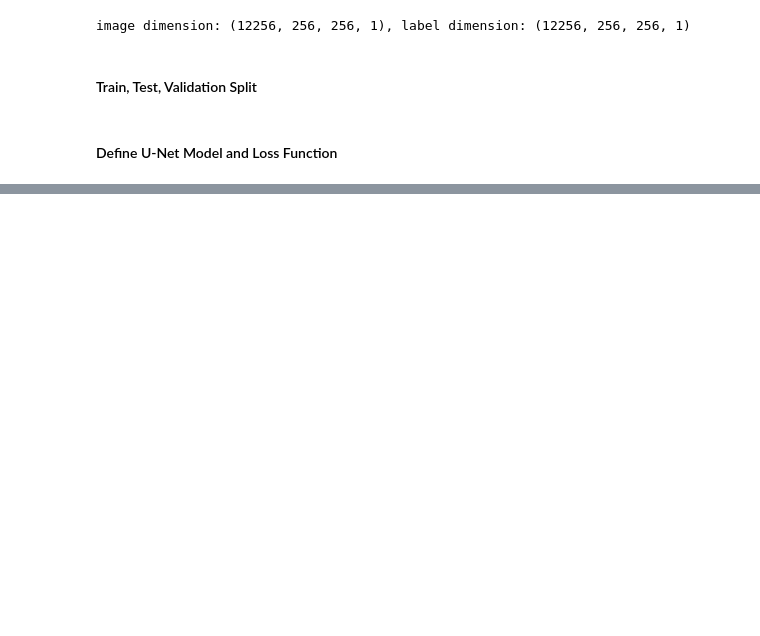
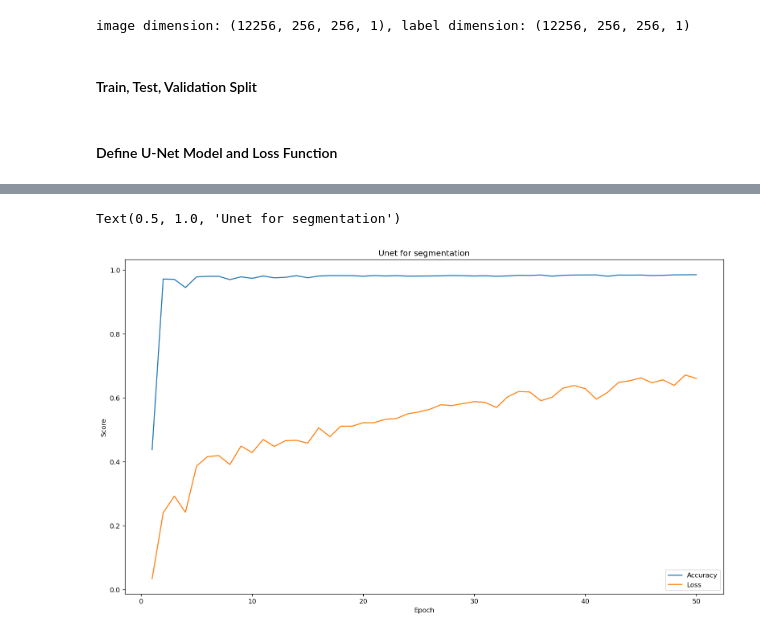
Before and after one commit to wesley0628/Brain_MRI_Image_Analysis, a Jupyter notebook: Brain_MRI_Tumor_Segmentation.ipynb, the cells around one changed output, grey strips where cells are left out. Cells and saved outputs as stored; diff of their text form; code cells hidden in the pictures; blank space fills up the shorter version.

Commit message:
finish training unet model

```diff
--- a/Brain_MRI_Tumor_Segmentation.ipynb
+++ b/Brain_MRI_Tumor_Segmentation.ipynb
@@ -22,7 +22,7 @@ plt.rcParams["figure.dpi"] = 120
 image_height = 256
 image_width = 256
 image_depth = 1
-epochs=10
+epochs=50
 batch_size = 32
 epoch_index = [i for i in range(1, epochs+1)]
 # %% [markdown]
@@ -95,7 +97,7 @@ y_val = y_val.astype("float32")
 # Save model function
 def save_model(model_name):
     checkpoint = tf.keras.callbacks.ModelCheckpoint(os.path.join("trained_model_weights", model_name),
-                                                    monitor='val_accuracy',
+                                                    monitor='val_binary_accuracy',
                                                     verbose=1,
                                                     save_best_only=True,
                                                     mode='max')
@@ -154,8 +156,8 @@ def unet(input_size=(256,256,1)):
 
     return Model(inputs=[inputs], outputs=[conv10])
 # %%
-unet_path = "simple_cnn.hdf5"
+unet_path = "unet.hdf5"
 model_Unet = unet(input_size=(image_height,image_width,1))
-model_Unet.compile(optimizer=tf.keras.optimizers.Adam(learning_rate=0.01), loss=dice_coef_loss, metrics=[dice_coef, 'binary_accuracy'], callbacks=save_model(unet_path))
+model_Unet.compile(optimizer=tf.keras.optimizers.Adam(learning_rate=0.00001), loss=dice_coef_loss, metrics=[dice_coef, 'binary_accuracy'])
 model_Unet.summary()
 # %% [output]
@@ -163,4 +181,4 @@ TypeError: Invalid keyword argument(s) in `compile()`: ({'callbacks'},). Valid k
 # %%
-unet_history = model_Unet.fit(x=X_train,y=y_train, epochs=epochs, verbose=1,
-                        validation_data=(X_val, y_val))
+unet_history = model_Unet.fit(x=X_train,y=y_train, epochs=50, verbose=1,
+                        validation_data=(X_val, y_val), callbacks=save_model(unet_path))
 # %% [output]
@@ -186,0 +202,11 @@ KeyboardInterrupt:
+# %%
+model_Unet_result = pd.DataFrame({"Accuracy": unet_history.history["val_binary_accuracy"],
+                                  "Loss": unet_history.history["val_dice_coef"]}, index=epoch_index)
+model_Unet_result.to_csv("Unet_result.csv")
+ax_unet = model_Unet_result.plot.line(figsize=(16, 9))
+ax_unet.set_xlabel("Epoch")
+ax_unet.set_ylabel("Score")
+ax_unet.set_title("Unet for segmentation")
+# %% [output]
+Text(0.5, 1.0, 'Unet for segmentation')
+[figure, added]
```
Also changed, not shown: parts of 4 cells of this notebook, 1 other file.
